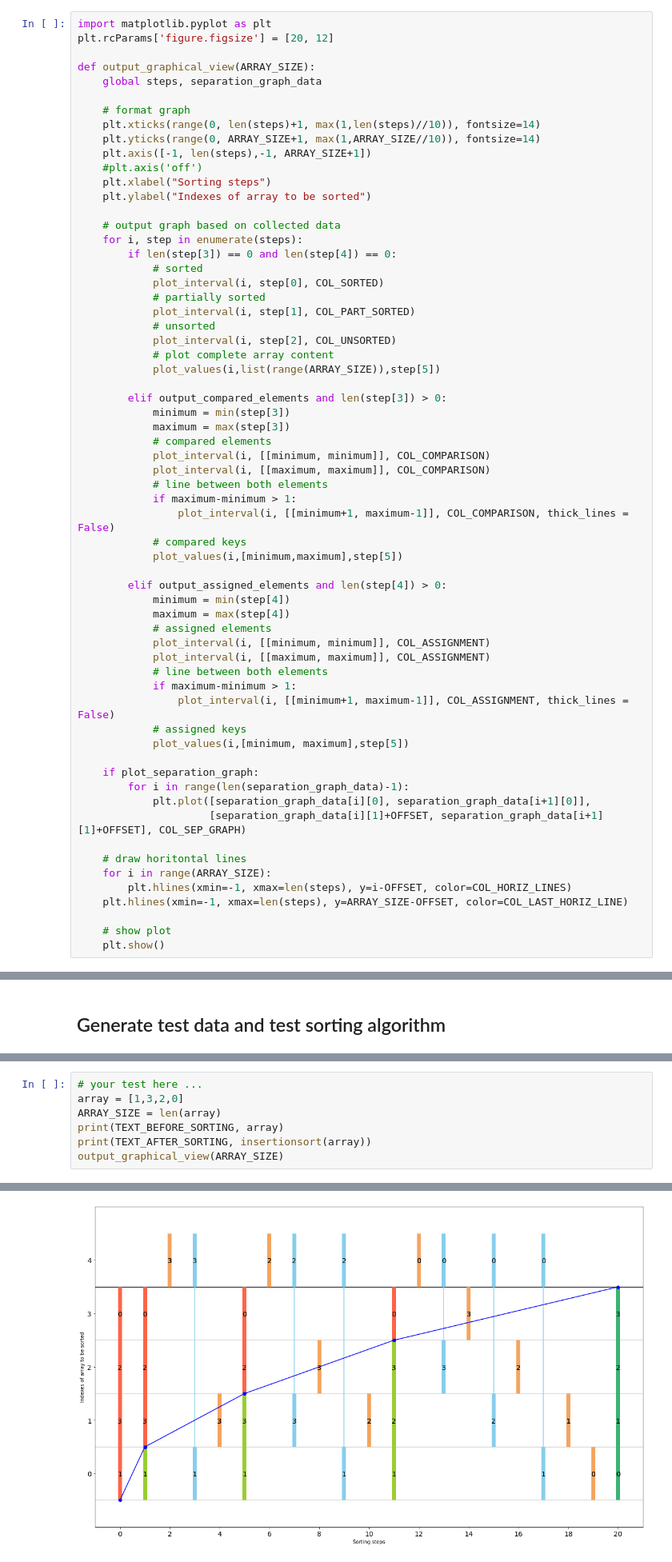
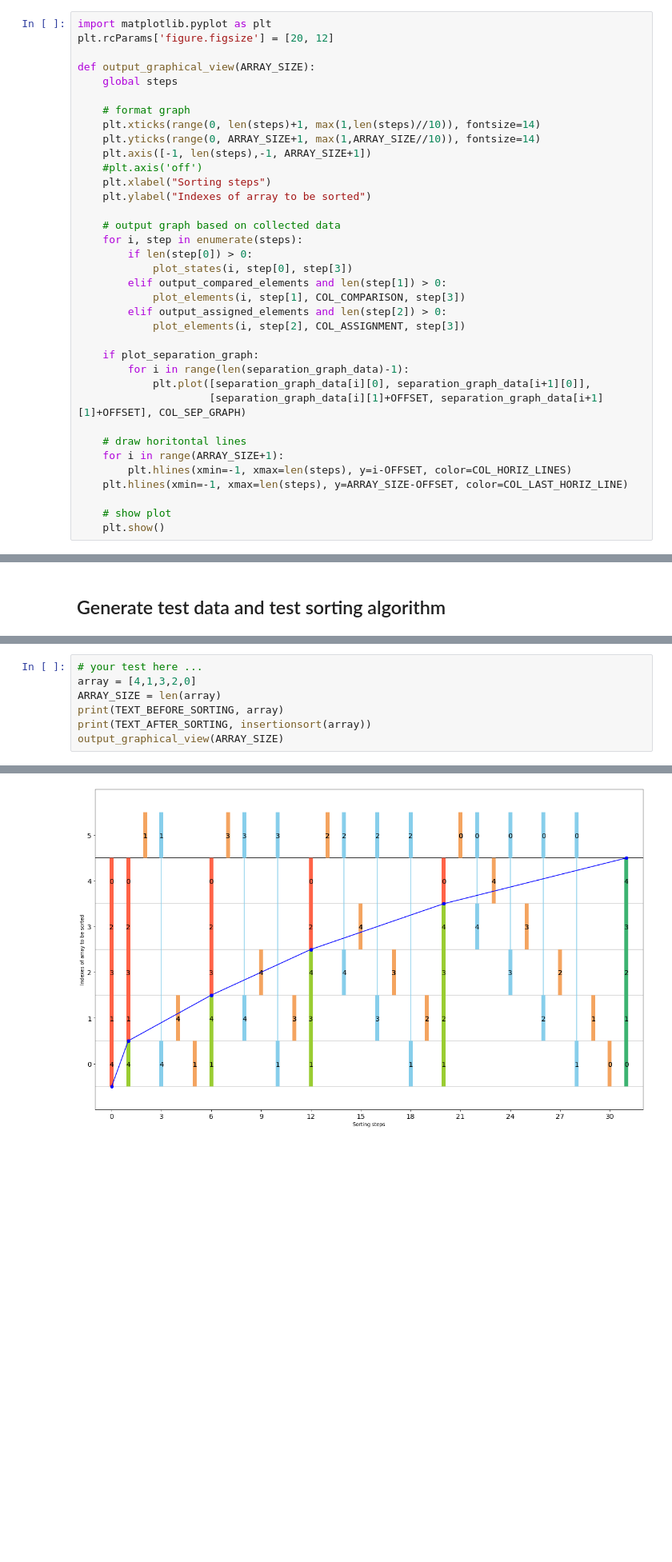
Before and after one commit to JensLiebehenschel/AlgDat, a Jupyter notebook: InsertionsortVisualization.ipynb, the cells around one changed output, grey strips where cells are left out. Shown at 80% size. Drawn from its saved outputs; the diff is of its cells as text; blank space fills up the shorter version.

Commit message:
used simplified visualization from quicksort

```diff
--- a/InsertionsortVisualization.ipynb
+++ b/InsertionsortVisualization.ipynb
@@ -93,7 +113,7 @@ import matplotlib.pyplot as plt
 plt.rcParams['figure.figsize'] = [20, 12]
 
 def output_graphical_view(ARRAY_SIZE):
-    global steps, separation_graph_data
+    global steps
 
     # format graph
     plt.xticks(range(0, len(steps)+1, max(1,len(steps)//10)), fontsize=14)
@@ -105,39 +125,12 @@ def output_graphical_view(ARRAY_SIZE):
 
     # output graph based on collected data
     for i, step in enumerate(steps):
-        if len(step[3]) == 0 and len(step[4]) == 0:
-            # sorted
-            plot_interval(i, step[0], COL_SORTED)
-            # partially sorted
-            plot_interval(i, step[1], COL_PART_SORTED)
-            # unsorted
-            plot_interval(i, step[2], COL_UNSORTED)
-            # plot complete array content
-            plot_values(i,list(range(ARRAY_SIZE)),step[5])
-
-        elif output_compared_elements and len(step[3]) > 0:
-            minimum = min(step[3])
-            maximum = max(step[3])
-            # compared elements
-            plot_interval(i, [[minimum, minimum]], COL_COMPARISON)
-            plot_interval(i, [[maximum, maximum]], COL_COMPARISON)
-            # line between both elements
-            if maximum-minimum > 1:
-                plot_interval(i, [[minimum+1, maximum-1]], COL_COMPARISON, thick_lines = False)
-            # compared keys
-            plot_values(i,[minimum,maximum],step[5])
-
-        elif output_assigned_elements and len(step[4]) > 0:
-            minimum = min(step[4])
-            maximum = max(step[4])
-            # assigned elements
-            plot_interval(i, [[minimum, minimum]], COL_ASSIGNMENT)
-            plot_interval(i, [[maximum, maximum]], COL_ASSIGNMENT)
-            # line between both elements
-            if maximum-minimum > 1:
-                plot_interval(i, [[minimum+1, maximum-1]], COL_ASSIGNMENT, thick_lines = False)
-            # assigned keys
-            plot_values(i,[minimum, maximum],step[5])
+        if len(step[0]) > 0:
+            plot_states(i, step[0], step[3])
+        elif output_compared_elements and len(step[1]) > 0:
+            plot_elements(i, step[1], COL_COMPARISON, step[3])
+        elif output_assigned_elements and len(step[2]) > 0:
+            plot_elements(i, step[2], COL_ASSIGNMENT, step[3])
 
     if plot_separation_graph:
         for i in range(len(separation_graph_data)-1):
@@ -145,7 +138,7 @@ def output_graphical_view(ARRAY_SIZE):
                      [separation_graph_data[i][1]+OFFSET, separation_graph_data[i+1][1]+OFFSET], COL_SEP_GRAPH)
 
     # draw horitontal lines
-    for i in range(ARRAY_SIZE):
+    for i in range(ARRAY_SIZE+1):
         plt.hlines(xmin=-1, xmax=len(steps), y=i-OFFSET, color=COL_HORIZ_LINES)
     plt.hlines(xmin=-1, xmax=len(steps), y=ARRAY_SIZE-OFFSET, color=COL_LAST_HORIZ_LINE)
 
@@ -240,7 +236,7 @@ After  sorting: [0, 1, 2, 3, 4, 5, 6, 7, 8, 9]
 [figure]
 # %%
 # your test here ...
-array = [1,3,2,0]
+array = [4,1,3,2,0]
 ARRAY_SIZE = len(array)
 print(TEXT_BEFORE_SORTING, array)
 print(TEXT_AFTER_SORTING, insertionsort(array))
@@ -251,3 +247,3 @@ After  sorting: [0, 1, 2, 3]
-[figure, old version]
+[figure, new version]
 # %%
 # ... and here ...
```
Also changed, not shown: parts of 5 cells of this notebook.
